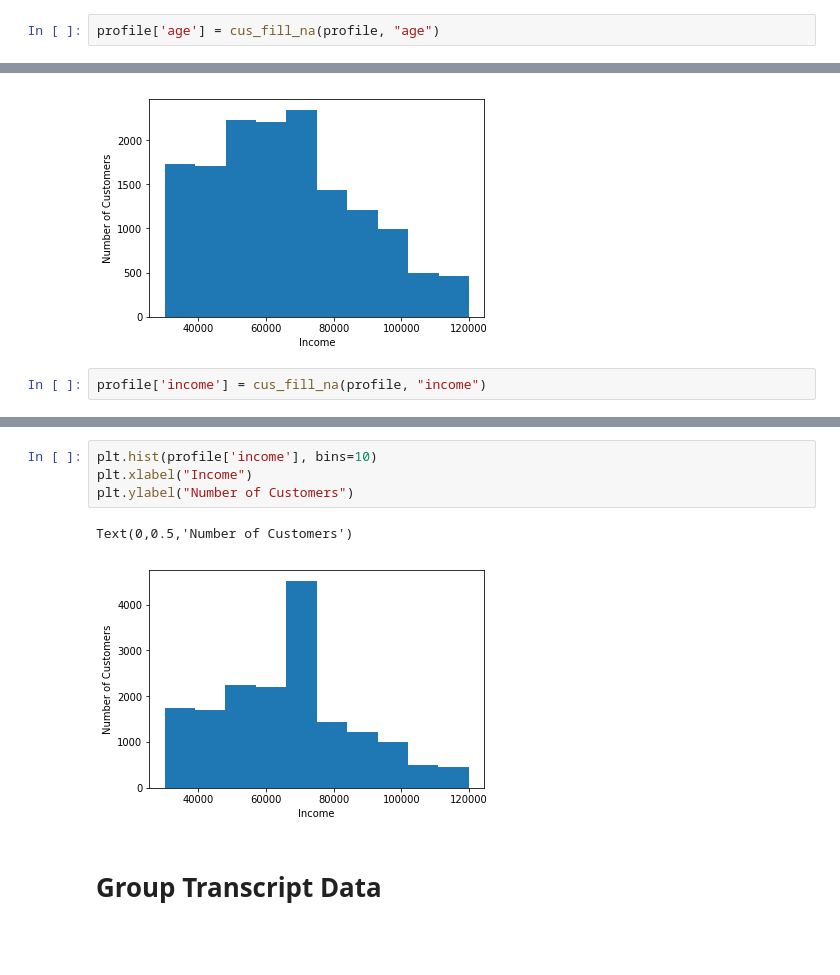
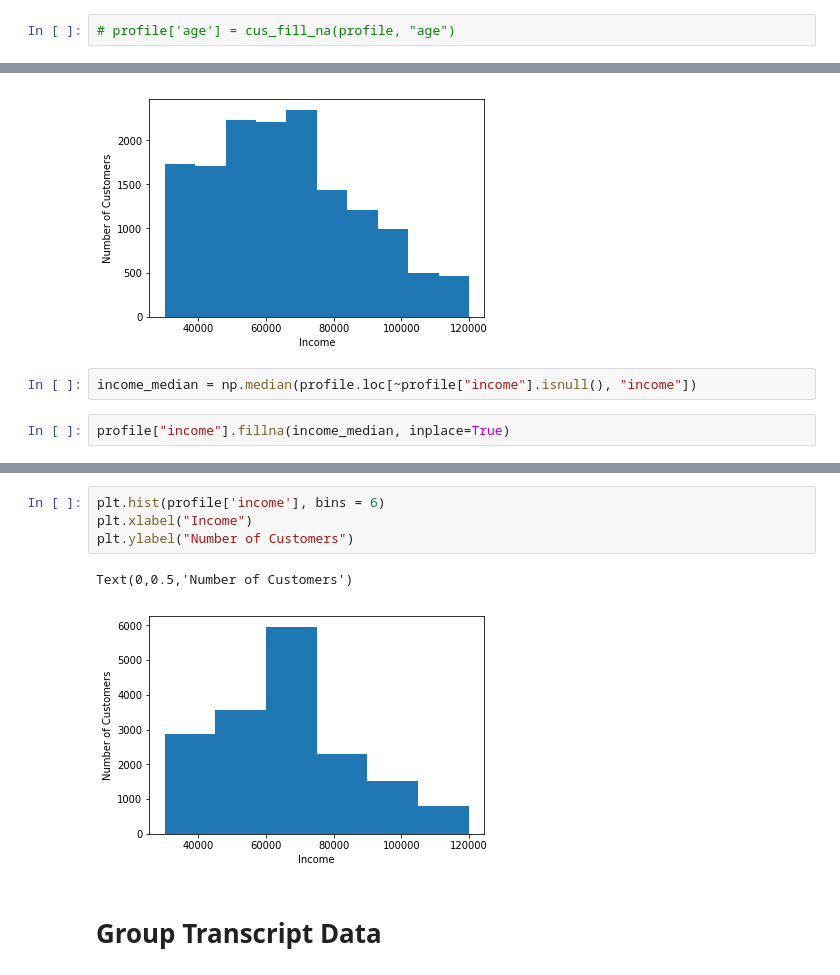
Before and after one commit to Mendy5/Udacity_Project_Capstone, a Jupyter notebook: Starbucks_Capstone_Notebook_v2.ipynb, the cells around one changed output, grey strips where cells are left out. Cells and saved outputs as stored; diff of their text form; blank space fills up the shorter version.

```diff
--- a/Starbucks_Capstone_Notebook_v2.ipynb
+++ b/Starbucks_Capstone_Notebook_v2.ipynb
@@ -634,3 +626,3 @@ def cus_fill_na(df, col):
 # %%
-profile['age'] = cus_fill_na(profile, "age")
+# profile['age'] = cus_fill_na(profile, "age")
 # %%
@@ -673,8 +652,10 @@ plt.ylabel("Number of Customers")
 # %% [output]
 Text(0,0.5,'Number of Customers')
 [figure]
-# %%
-profile['income'] = cus_fill_na(profile, "income")
+# %%
+income_median = np.median(profile.loc[~profile["income"].isnull(), "income"])
+# %%
+profile["income"].fillna(income_median, inplace=True)
 # %%
 profile["income"].describe()
 # %% [output]
@@ -688,12 +669,12 @@ min       30000.000000
 max      120000.000000
 Name: income, dtype: float64
 # %%
-plt.hist(profile['income'], bins=10)
+plt.hist(profile['income'], bins = 6)
 plt.xlabel("Income")
 plt.ylabel("Number of Customers")
 # %% [output]
 Text(0,0.5,'Number of Customers')
-[figure, old version]
+[figure, new version]
 # %% [markdown]
 # Group Transcript Data
 # %% [markdown]
```
Also changed, not shown: parts of 364 cells of this notebook.
